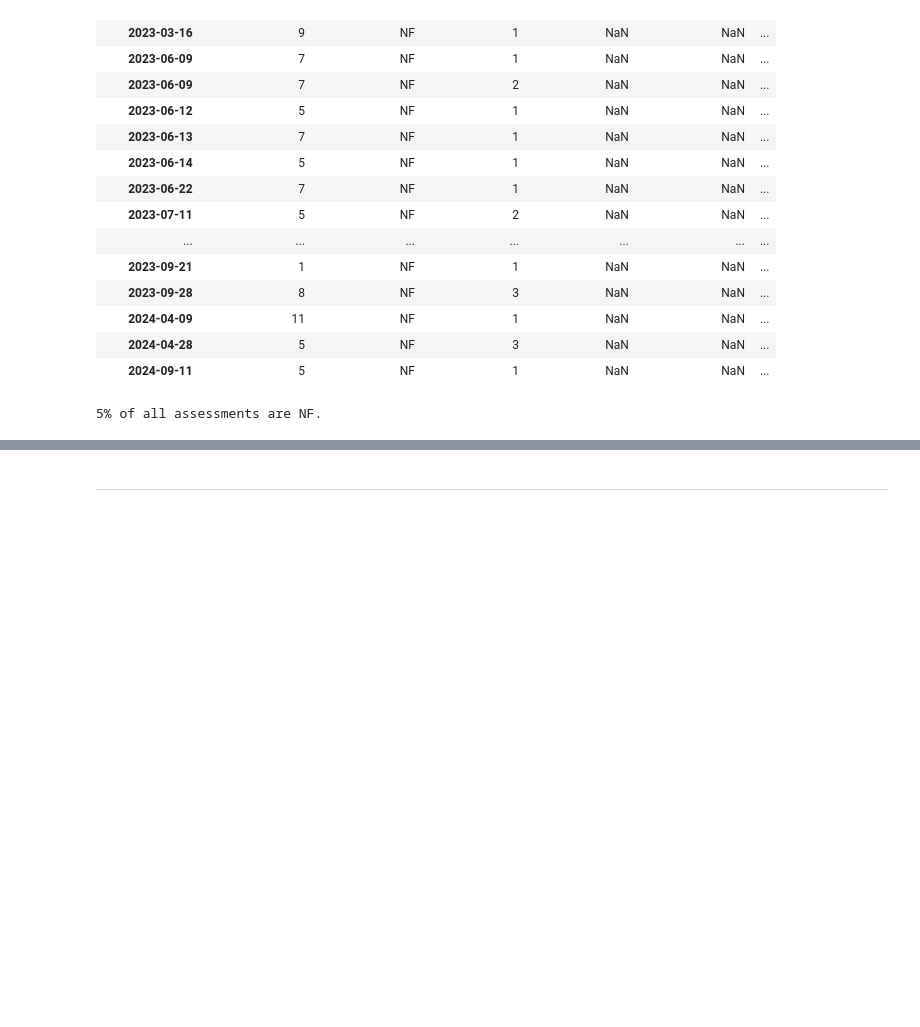
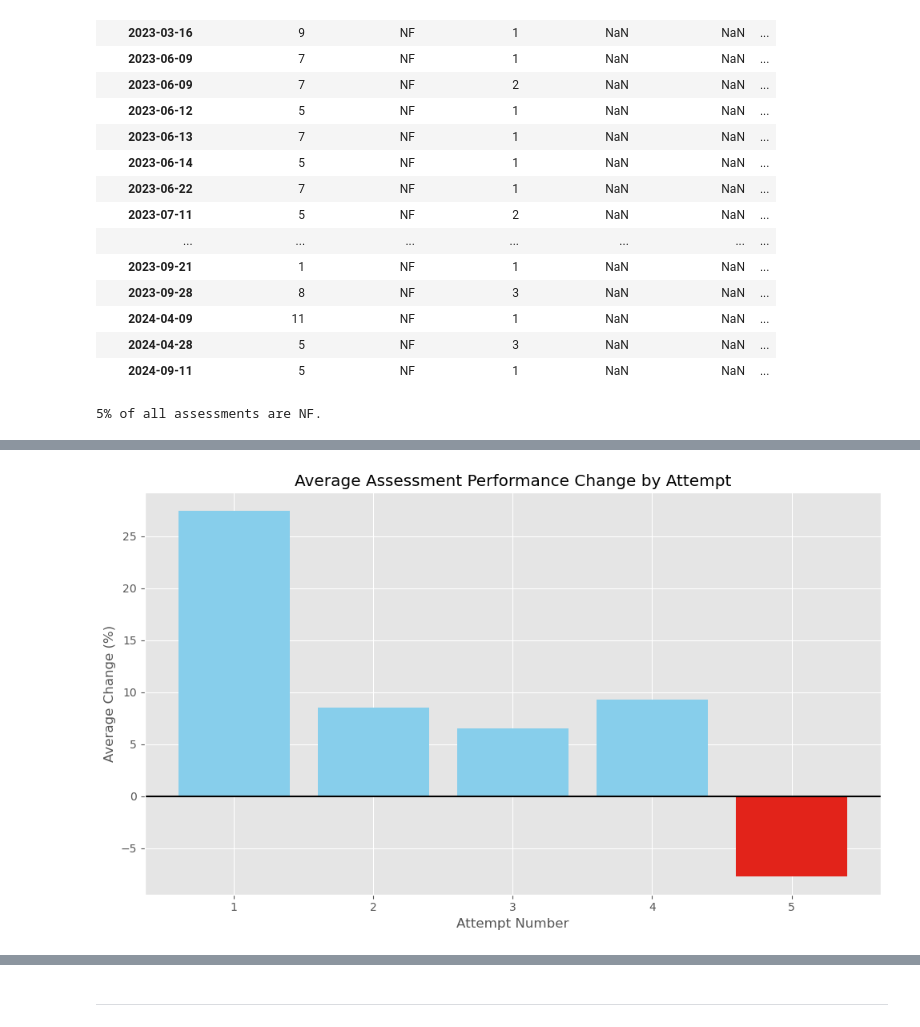
Before and after one commit to elijahlopez94/trends_in_supplemental_education_program, a Jupyter notebook: eda_notebook.ipynb, the cells around one changed output, grey strips where cells are left out. Drawn from its saved outputs; the diff is of its cells as text; code cells hidden in the pictures; blank space fills up the shorter version.

```diff
--- a/eda_notebook.ipynb
+++ b/eda_notebook.ipynb
@@ -1327,0 +1419,22 @@ assessment_progress.head()
+# %%
+performance_df = pd.DataFrame(performance_per_attempt, columns=['attempt', 'performance'])
+
+colors = ['#E2231A' if value < 0 else 'skyblue' for value in performance_df['performance']]
+
+
+plt.figure(figsize=(10, 6))
+plt.bar(performance_df['attempt'], performance_df['performance'], color=colors)
+
+# Add labels and title
+plt.title('Average Assessment Performance Change by Attempt')
+plt.xlabel('Attempt Number')
+plt.ylabel('Average Change (%)')
+plt.xticks(performance_df['attempt'])
+plt.yticks()
+plt.axhline(0, color='black')  # Add a reference line at 0
+
+# Display the plot
+plt.tight_layout()
+plt.show();
+# %% [output]
+[figure, added]
```
Also changed, not shown: parts of 18 cells of this notebook.
